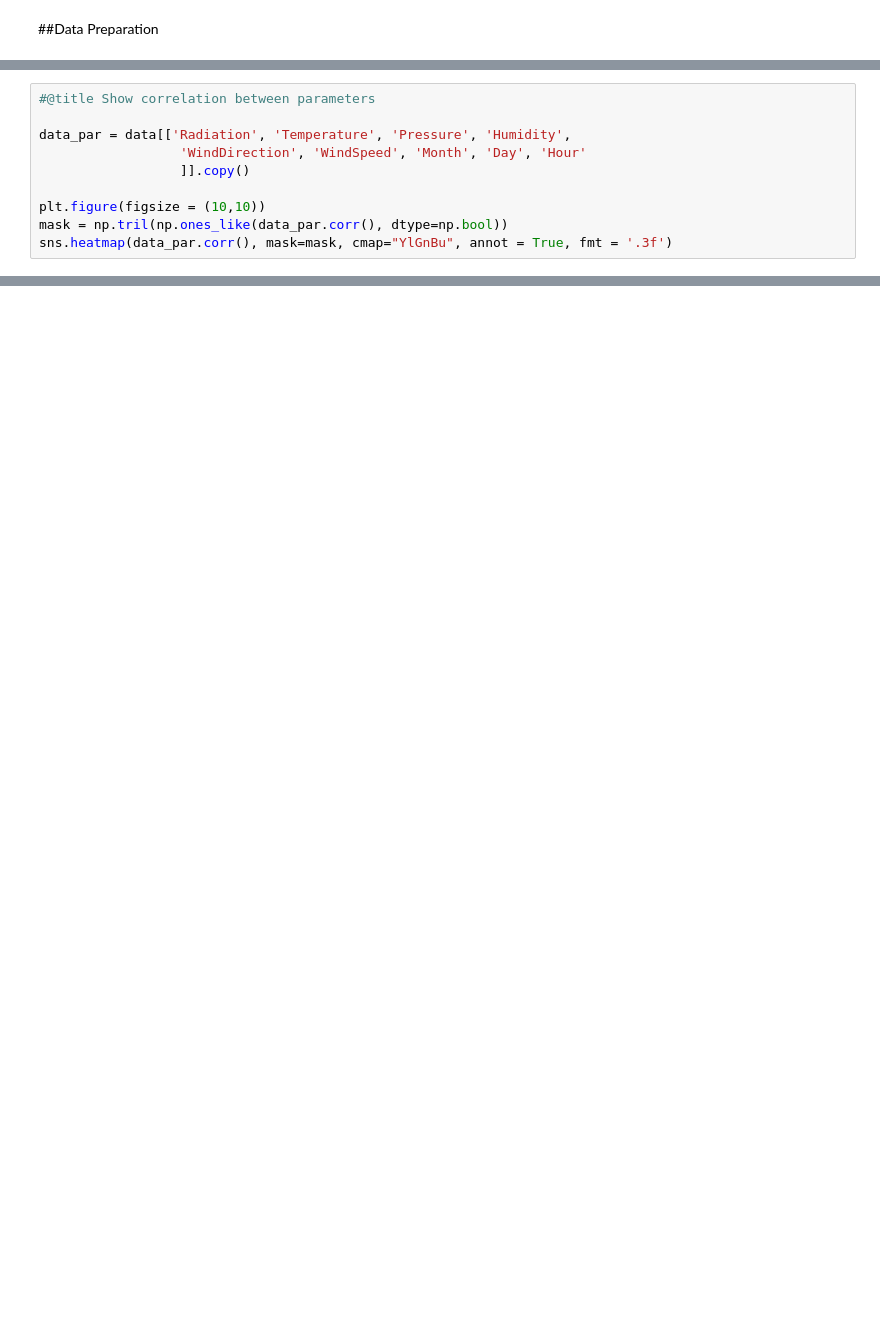
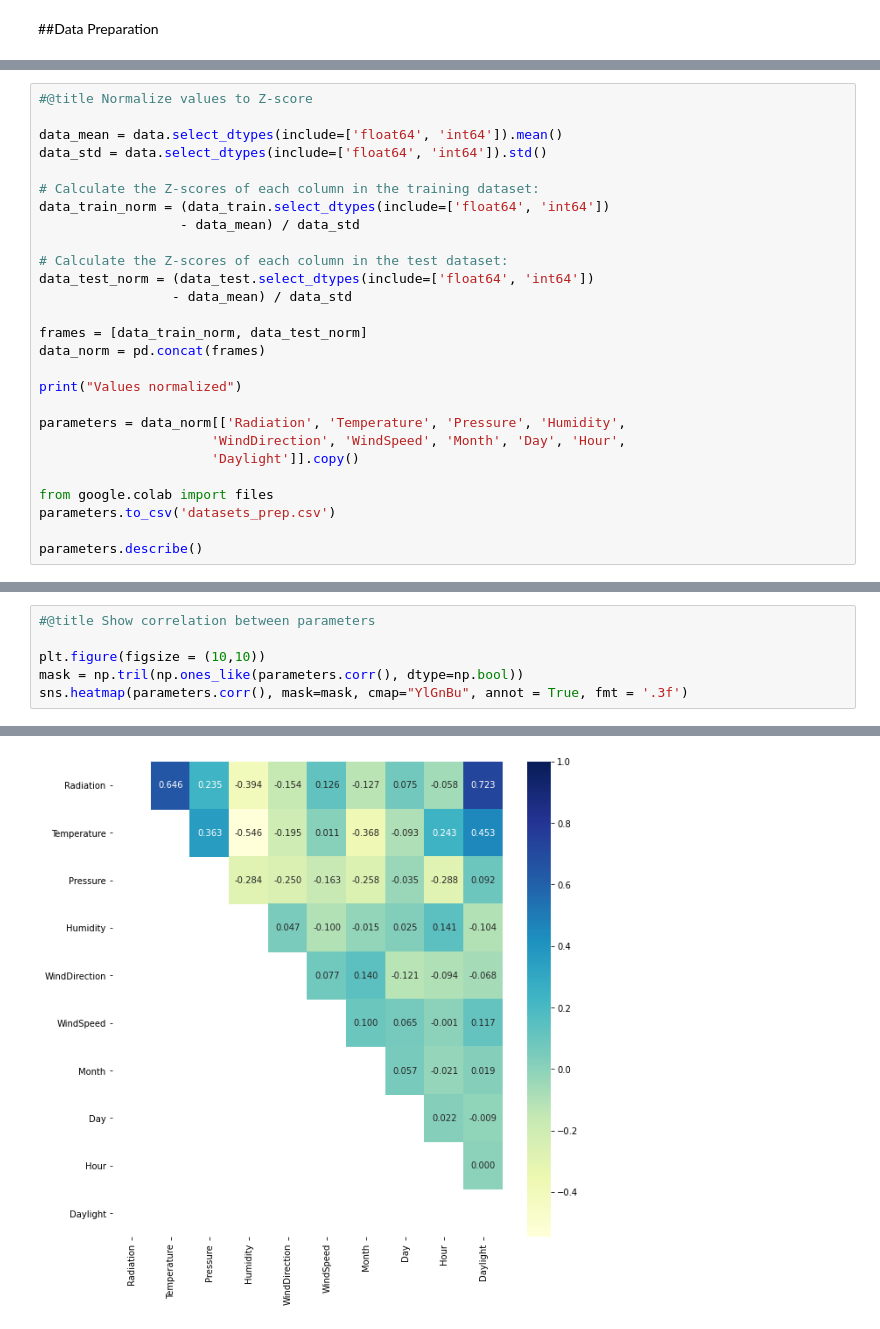
Before and after one commit to marcellinusc/solar-radiation, a Jupyter notebook: ml_model.ipynb, the cells around one changed output, grey strips where cells are left out. Saved outputs shown, nothing was run; the diff lists cells and outputs as text; blank space fills up the shorter version.

Commit message:
Assignment #06-W07-Data Preparation

```diff
--- a/ml_model.ipynb
+++ b/ml_model.ipynb
@@ -120,0 +177,27 @@ print("Values normalized")
+# %%
+#@title Normalize values to Z-score
+
+data_mean = data.select_dtypes(include=['float64', 'int64']).mean()
+data_std = data.select_dtypes(include=['float64', 'int64']).std()
+
+# Calculate the Z-scores of each column in the training dataset:
+data_train_norm = (data_train.select_dtypes(include=['float64', 'int64'])
+                  - data_mean) / data_std
+
+# Calculate the Z-scores of each column in the test dataset:
+data_test_norm = (data_test.select_dtypes(include=['float64', 'int64'])
+                 - data_mean) / data_std
+
+frames = [data_train_norm, data_test_norm]
+data_norm = pd.concat(frames)
+
+print("Values normalized")
+
+parameters = data_norm[['Radiation', 'Temperature', 'Pressure', 'Humidity',
+                      'WindDirection', 'WindSpeed', 'Month', 'Day', 'Hour',
+                      'Daylight']].copy()
+
+from google.colab import files
+parameters.to_csv('datasets_prep.csv')
+
+parameters.describe()
@@ -121,10 +215,7 @@ print("Values normalized")
 # %%
 #@title Show correlation between parameters
 
-data_par = data[['Radiation', 'Temperature', 'Pressure', 'Humidity',
-                  'WindDirection', 'WindSpeed', 'Month', 'Day', 'Hour'
-                  ]].copy()
-
 plt.figure(figsize = (10,10))
-mask = np.tril(np.ones_like(data_par.corr(), dtype=np.bool))
-sns.heatmap(data_par.corr(), mask=mask, cmap="YlGnBu", annot = True, fmt = '.3f')
+mask = np.tril(np.ones_like(parameters.corr(), dtype=np.bool))
+sns.heatmap(parameters.corr(), mask=mask, cmap="YlGnBu", annot = True, fmt = '.3f')
+# %% [output]
@@ -131,3 +223,4 @@ sns.heatmap(data_par.corr(), mask=mask, cmap="YlGnBu", annot = True, fmt = '.3f'
+[figure, added]
 # %%
 #@title Show density histogram for each parameter
 (
```
Also changed, not shown: parts of 29 cells of this notebook.
